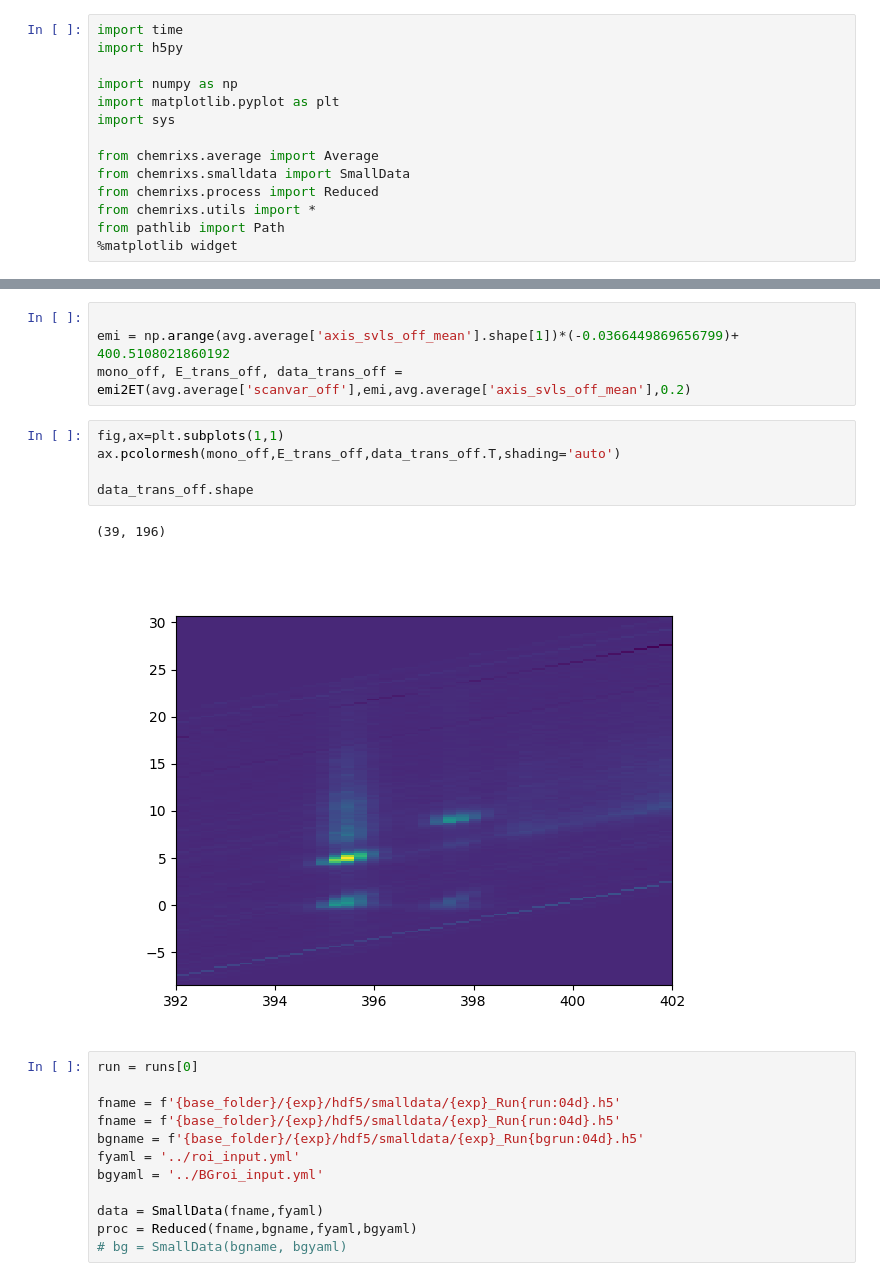
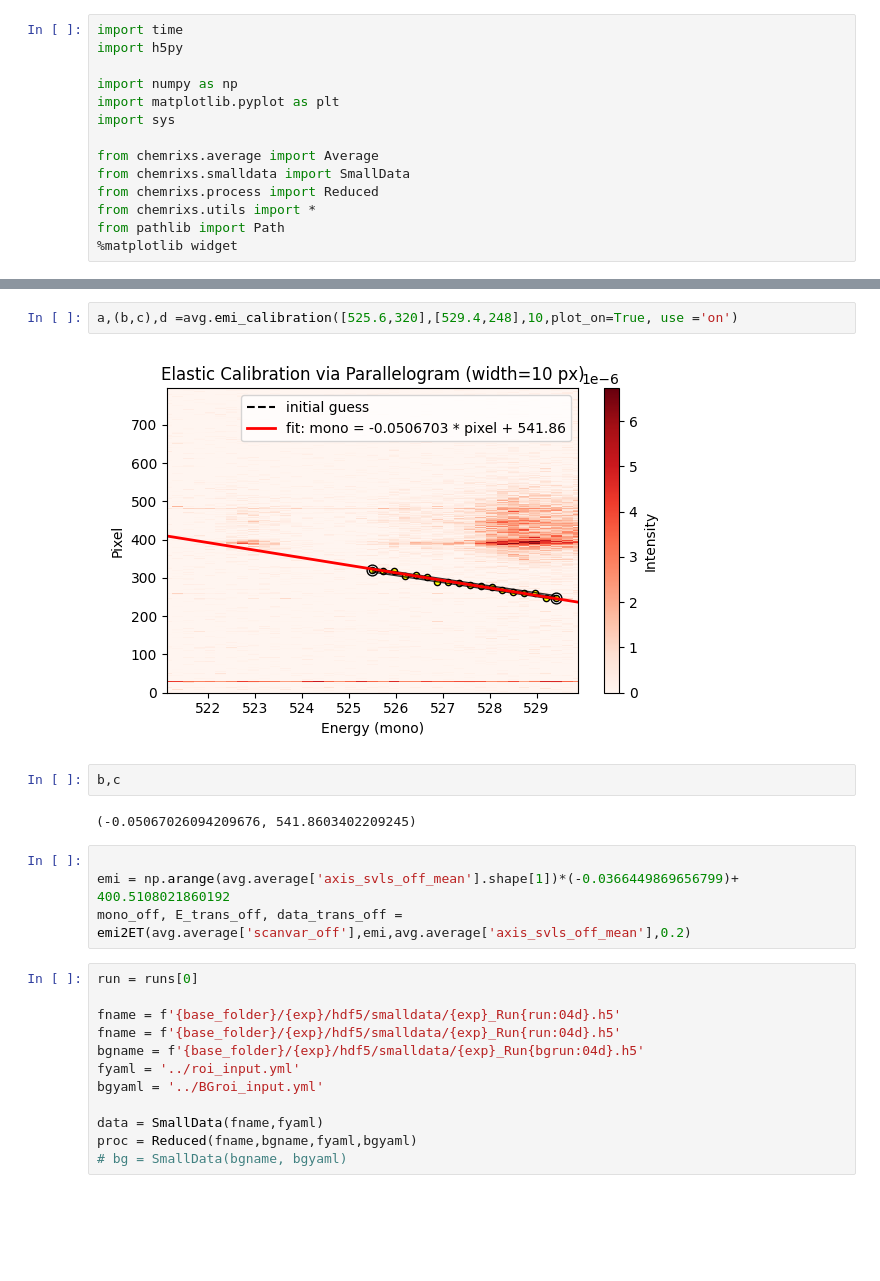
Before and after one commit to AmkeNimm/DataAcceleratorChemRIXS, a Jupyter notebook: jupyter_notebook/calib_test.ipynb, the cells around one changed output, grey strips where cells are left out. Drawn from its saved outputs; the diff is of its cells as text; blank space fills up the shorter version.

```diff
--- a/jupyter_notebook/calib_test.ipynb
+++ b/jupyter_notebook/calib_test.ipynb
@@ -42,15 +51,15 @@ NameError: name 'calibrated' is not defined
+# %%
+a,(b,c),d =avg.emi_calibration([525.6,320],[529.4,248],10,plot_on=True, use ='on')
+# %% [output]
+[figure, added]
+# %%
+b,c
+# %% [output]
+(-0.05067026094209676, 541.8603402209245)
 # %%
 
 emi = np.arange(avg.average['axis_svls_off_mean'].shape[1])*(-0.0366449869656799)+ 400.5108021860192
 mono_off, E_trans_off, data_trans_off = emi2ET(avg.average['scanvar_off'],emi,avg.average['axis_svls_off_mean'],0.2)
-# %%
-fig,ax=plt.subplots(1,1)
-ax.pcolormesh(mono_off,E_trans_off,data_trans_off.T,shading='auto')
-
-data_trans_off.shape
-# %% [output]
-(39, 196)
-[figure, removed]
 # %%
 run = runs[0]
 
```
Also changed, not shown: parts of 10 cells of this notebook, 2 other files.
